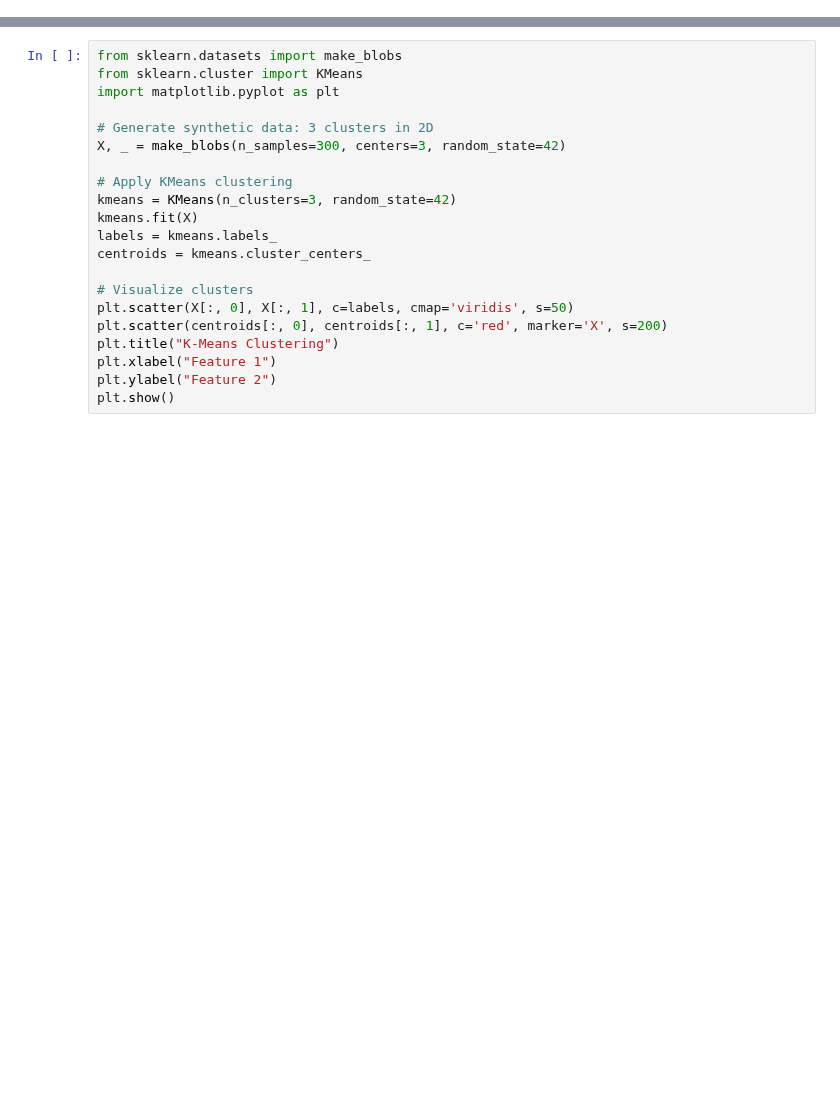
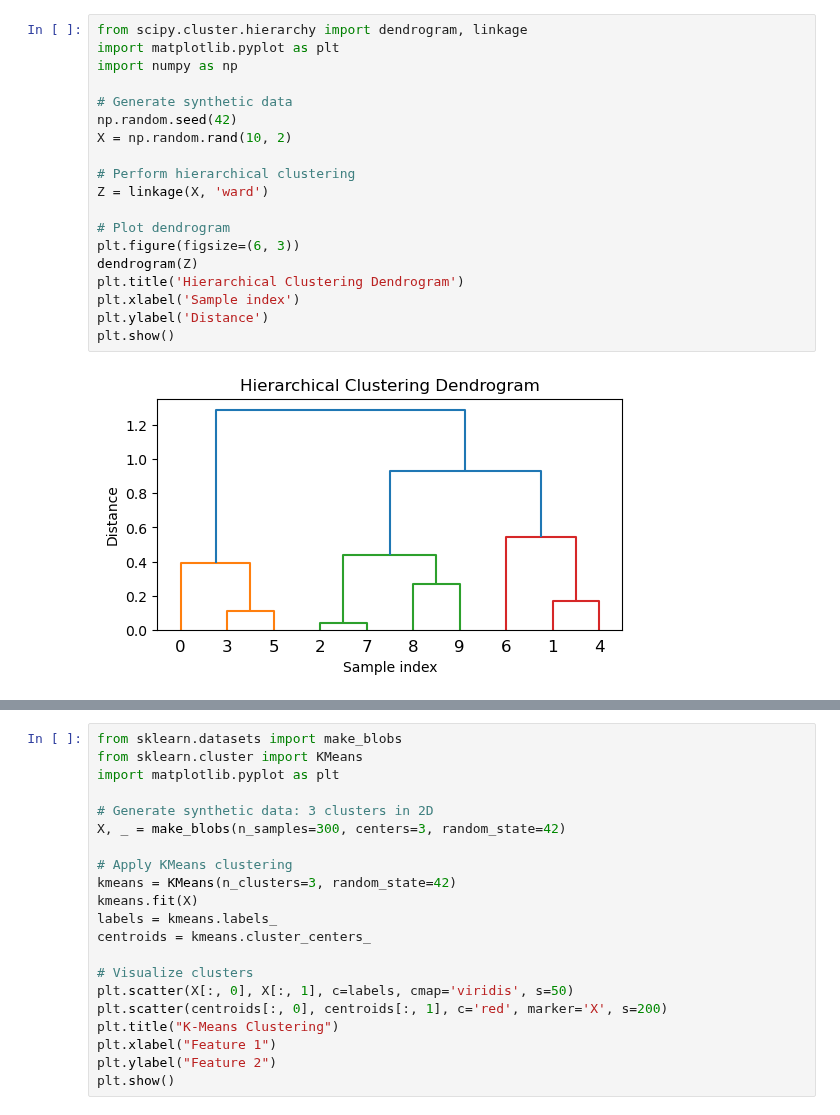
Before and after one commit to zlu/ml_study, a Jupyter notebook: unsupervised-learning.ipynb, the cells around one changed output, grey strips where cells are left out. Drawn from its saved outputs; the diff is of its cells as text; blank space fills up the shorter version.

```diff
--- a/unsupervised-learning.ipynb
+++ b/unsupervised-learning.ipynb
@@ -71,0 +60,21 @@ def chebyshev_distance(a, b):
+# %%
+from scipy.cluster.hierarchy import dendrogram, linkage
+import matplotlib.pyplot as plt
+import numpy as np
+
+# Generate synthetic data
+np.random.seed(42)
+X = np.random.rand(10, 2)
+
+# Perform hierarchical clustering
+Z = linkage(X, 'ward')
+
+# Plot dendrogram
+plt.figure(figsize=(6, 3))
+dendrogram(Z)
+plt.title('Hierarchical Clustering Dendrogram')
+plt.xlabel('Sample index')
+plt.ylabel('Distance')
+plt.show()
+# %% [output]
+[figure, added]
```
Also changed, not shown: parts of 24 cells of this notebook.
